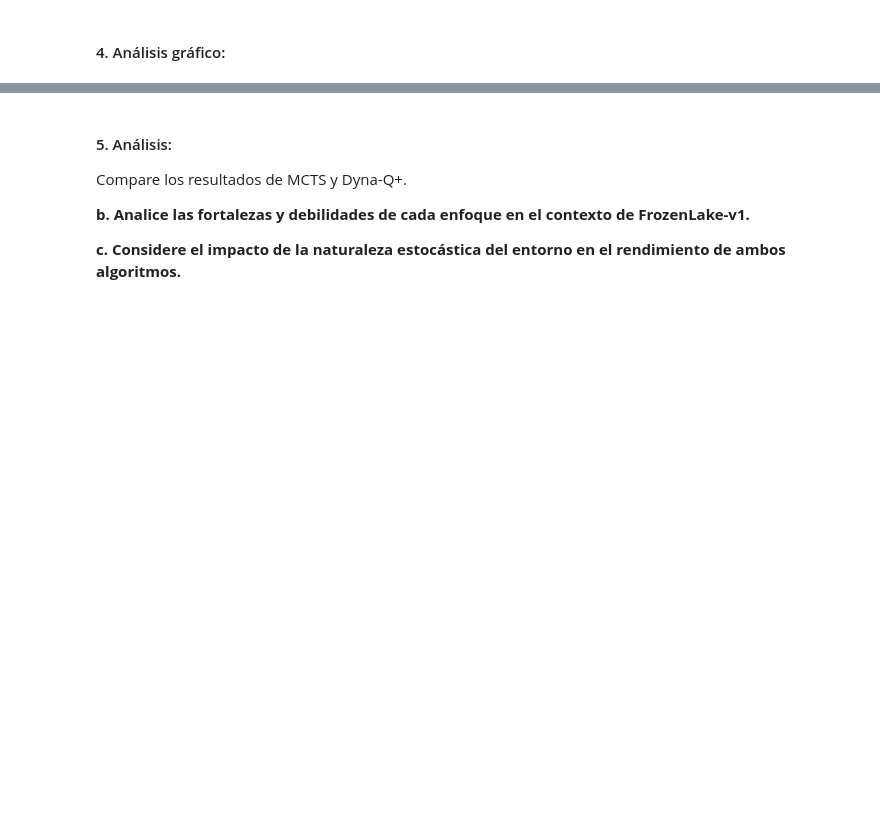
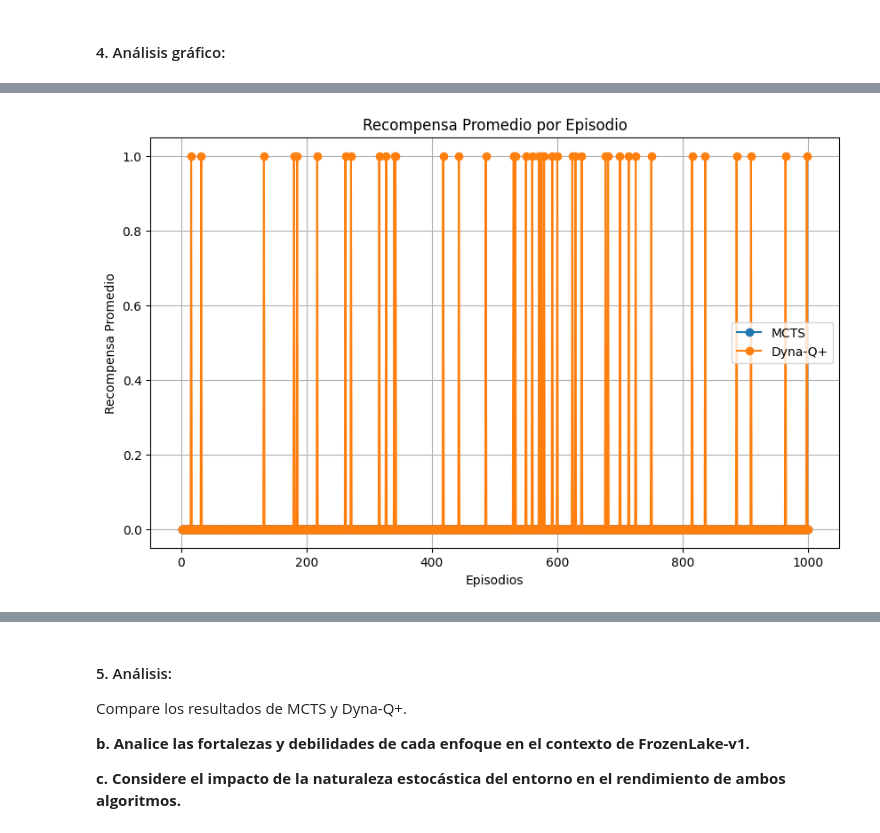
Before and after one commit to Ldsc2002/RL-Lab6, a Jupyter notebook: main.ipynb, the cells around one changed output, grey strips where cells are left out. Saved outputs shown, nothing was run; the diff lists cells and outputs as text; code cells hidden in the pictures; blank space fills up the shorter version.

```diff
--- a/main.ipynb
+++ b/main.ipynb
@@ -242,8 +242,8 @@ def RunMCTS(envName, max_iterations, numEpisodes):
 
     return successes, rewards_per_episode, steps_per_episode  # Devuelve los resultados recopilados
 
-# Ejecuta la función y almacena los resultados
-successes_mcts, rewards_mcts, steps_mcts = RunMCTS("FrozenLake-v1", 1000, 100)
+# Ejecuta la función y almacena los resultados para 1000 episodios
+successes_mcts, rewards_mcts, steps_mcts = RunMCTS("FrozenLake-v1", 1000, 1000)
 avg_rewards_mcts = sum(rewards_mcts) / len(rewards_mcts) if rewards_mcts else 0
 # %%
 print("Resultados de MCTS:")
@@ -328,14 +330,21 @@ plt.show()
 # %%
-# Gráfico 2: Recompensa promedio por episodio
+import matplotlib.pyplot as plt
+
+# Simulación de los datos generados por MCTS y Dyna-Q+
+episodes = range(1, len(rewards_dynaq) + 1)  # Asegura que episodes cubra todos los episodios
+
+# Gráfico: Recompensa promedio por episodio
 plt.figure(figsize=(10, 6))
 plt.plot(episodes, rewards_mcts, label='MCTS', marker='o')
 plt.plot(episodes, rewards_dynaq, label='Dyna-Q+', marker='o')
 plt.title('Recompensa Promedio por Episodio')
 plt.xlabel('Episodios')
 plt.ylabel('Recompensa Promedio')
 plt.legend()
 plt.grid(True)
 plt.show()
+# %% [output]
+[figure, added]
 # %%
 # Gráfico 3: Tasa de convergencia (pasos promedio por episodio)
 steps_mcts_avg = [sum(steps_mcts[:i+1]) / (i + 1) for i in range(len(episodes))]
```
Also changed, not shown: parts of 3 cells of this notebook.
